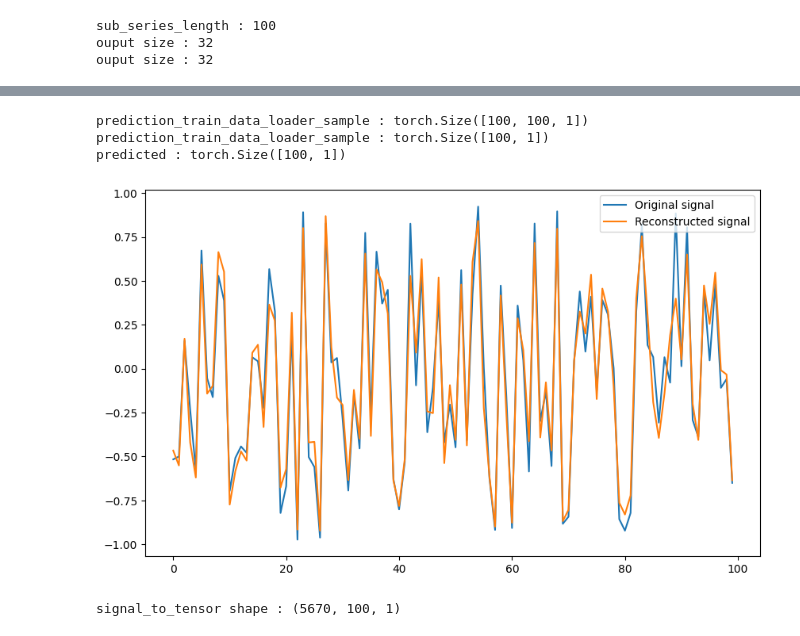
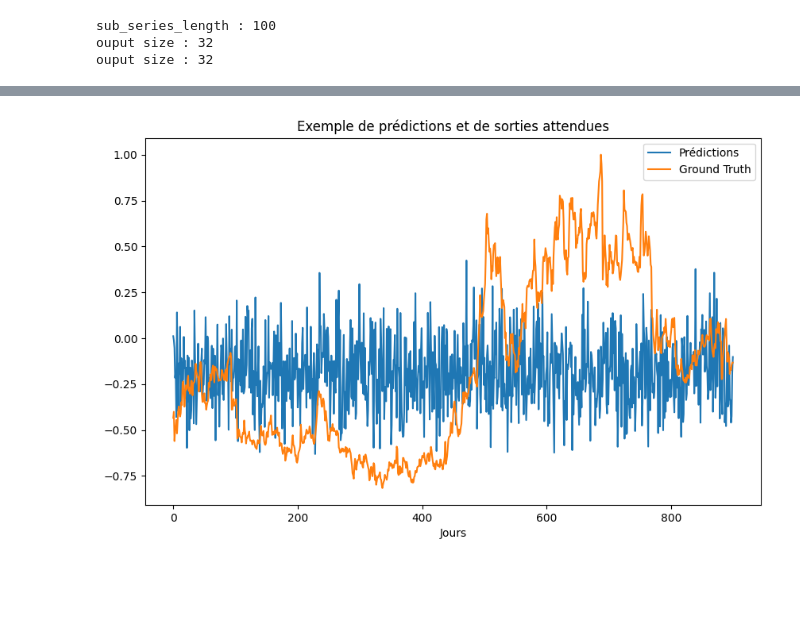
Before and after one commit to MaximeSzymanski/StocksClusteringVAE, a Jupyter notebook: VAE_stocks.ipynb, the cells around one changed output, grey strips where cells are left out. Saved outputs shown, nothing was run; the diff lists cells and outputs as text; code cells hidden in the pictures; blank space fills up the shorter version.

```diff
--- a/VAE_stocks.ipynb
+++ b/VAE_stocks.ipynb
@@ -781,7 +756,7 @@ class RecurrentAutoencoder_LSTM(nn.Module):
         x = self.decoder(z)
         return x
 # %%
-latent_dim = 100
+latent_dim = 64
 model_LSTM = RecurrentAutoencoder_LSTM(sub_series_length, 1, 32,latent_dim=latent_dim)
 print(f"model : {model_LSTM}")
 # %% [output]
@@ -808,7 +783,7 @@ model : RecurrentAutoencoder_LSTM(
 class RecurrentAutoencoder(nn.Module):
   def __init__(self, seq_len, n_features, embedding_dim=128,sub_seq_len=10,latent_dim=2):
     super(RecurrentAutoencoder, self).__init__()
-    device = torch.device("cuda" if torch.cuda.is_available() else "cpu")
+    device = torch.device("cuda:1" if torch.cuda.is_available() else "cpu")
     self.encoder = Encoder(seq_len, n_features, embedding_dim,bidirectional=True,num_layers=1,
         sub_seq_len=sub_seq_len,latent_dim=latent_dim).to(device)
     self.decoder = Decoder(seq_len, embedding_dim, n_features,bidirectional=True,num_layers=1,
@@ -827,8 +802,8 @@ class RecurrentAutoencoder(nn.Module):
     return x
 # %%
 print(f"sub_series_length : {sub_series_length}")
-device = torch.device("cuda" if torch.cuda.is_available() else "cpu")
-latent_dim = 100
+device = torch.device("cuda:1" if torch.cuda.is_available() else "cpu")
+latent_dim = 64
 model_attention = RecurrentAutoencoder(sub_series_length, 1, 32,sub_seq_len=100,latent_dim=latent_dim).to(device)
 # %% [output]
 sub_series_length : 100
@@ -937,21 +874,44 @@ predicted : (900, 1)
-# %%
-# plot the prediction for the first stock
-# get the first stock
-sample_input, sample_target = prediction_test_data_loader.dataset[:100]
-print(f"prediction_train_data_loader_sample : {sample_input.shape}")
-print(f"prediction_train_data_loader_sample : {sample_target.shape}")
-
-predicted = model_attention.predict_next_day(sample_input)
-print(f"predicted : {predicted.shape}")
-
-# plot
-plt.figure(figsize=(10, 6))
-plt.plot(sample_target.cpu().detach().numpy(), label='Original signal')
-plt.plot(predicted.cpu().detach().numpy(), label='Reconstructed signal')
-plt.legend()
-plt.show()
-# %% [output]
-prediction_train_data_loader_sample : torch.Size([100, 100, 1])
-prediction_train_data_loader_sample : torch.Size([100, 1])
-predicted : torch.Size([100, 1])
-[figure, removed]
+# %%
+
+def preparer_donnees_prediction(stock_index, data):
+    sequences_x = []
+    sequences_y = []
+
+    for i in range(len(data[0]) - longueur_sequence):
+        sequence_x = data[stock_index, i:i+longueur_sequence]
+        sequence_y = data[stock_index, i+longueur_sequence]
+        sequences_x.append(sequence_x)
+        sequences_y.append(sequence_y)
+
+    return np.array(sequences_x), np.array(sequences_y)
+
+
+
+def predire_stock(model, stock_index, data):
+    data_x, data_y = preparer_donnees_prediction(stock_index, data)
+
+    # plot the first stock in the train set
+
+    with torch.no_grad():
+        data_x_tensor = torch.tensor(data_x, dtype=torch.float32,device=device)
+        data_x_tensor = data_x_tensor.unsqueeze(-1)
+        predictions = model.predict_next_day(data_x_tensor)
+    return predictions.numpy(), data_y
+
+
+
+# Utilisation de la fonction predire_stock pour obtenir les prédictions et les sorties attendues pour un stock spécifique
+indice_stock_a_predire = 90
+predictions_stock, sorties_attendues = predire_stock(model_attention, indice_stock_a_predire, donnees)
+
+# Plot des prédictions et des sorties attendues
+plt.figure(figsize=(10, 6))
+
+plt.plot(predictions_stock, label='Prédictions')
+plt.plot(sorties_attendues, label='Ground Truth')
+plt.title('Exemple de prédictions et de sorties attendues')
+plt.xlabel('Jours')
+plt.legend()
+plt.show()
+# %% [output]
+[figure, added]
@@ -972,7 +934,7 @@ def loss_function(x, original_x, mu, sigma,k1=1,k2=4e-2):
 # The shape is : (number_of_stocks, number_of_sub_series, sub_series_length, features)
 # We need to reshape it to (number_of_stocks * number_of_sub_series, sub_series_length, features)
 number_of_stocks = stocks_np_array.shape[0]
-device = torch.device("cuda" if torch.cuda.is_available() else "cpu")
+device = torch.device("cuda:1" if torch.cuda.is_available() else "cpu")
 
 stocks_np_array_test = stocks_np_array.reshape((number_of_stocks*number_of_sub_series, sub_series_length, 1))
 signal_to_tensor = torch.from_numpy(stocks_np_array_test).float().to(device)
@@ -982,8 +944,6 @@ print(f"signal_to_tensor shape : {stocks_np_array_test.shape}")
 
 # Reconstruct the good output shape
 #x = x.reshape((number_of_stocks, number_of_sub_series, sub_series_length, 1))
-# %% [output]
-signal_to_tensor shape : (5670, 100, 1)
 # %%
 # load from cuda to cpu
 #model = torch.load("model.pth",map_location=torch.device('cpu'))
```
Also changed, not shown: parts of 24 cells of this notebook.
